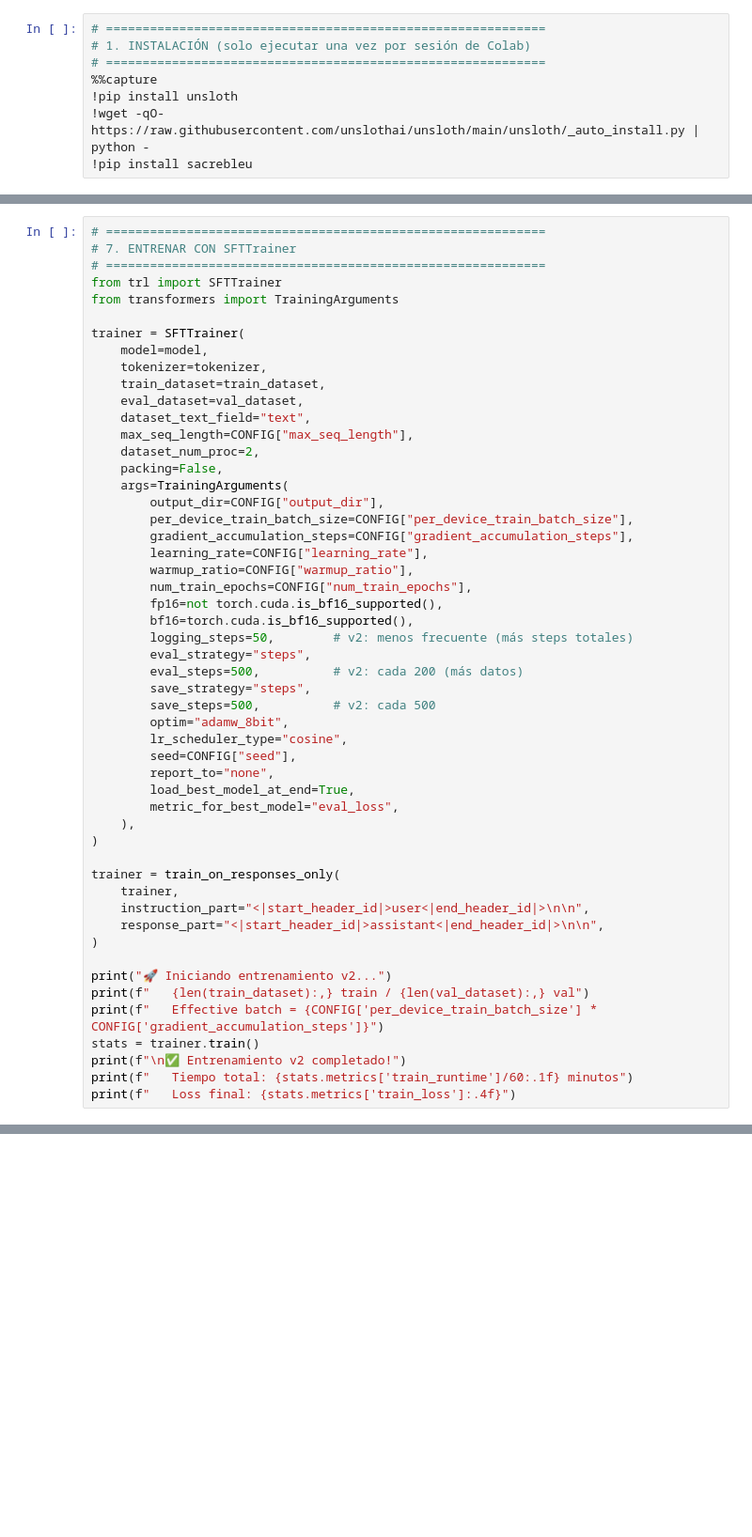
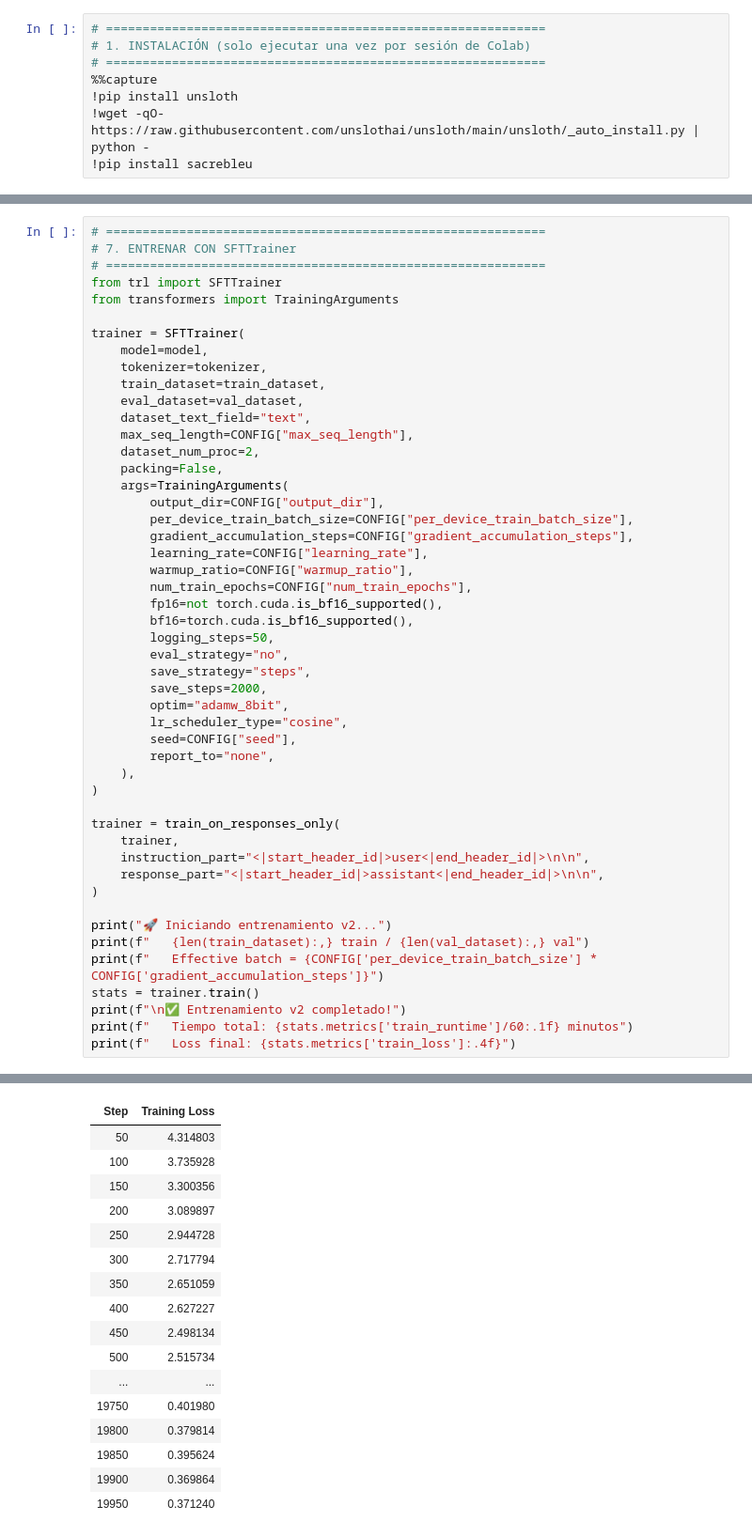
Before and after one commit to DanielRegaladoUMiami/mayavoice-llm, a Jupyter notebook: notebooks/02_finetune_v2.ipynb, the cells around one changed output, grey strips where cells are left out. Shown at 94% size. Cells and saved outputs as stored; diff of their text form; blank space fills up the shorter version.

```diff
--- a/notebooks/02_finetune_v2.ipynb
+++ b/notebooks/02_finetune_v2.ipynb
@@ -208,17 +258,14 @@ trainer = SFTTrainer(
         num_train_epochs=CONFIG["num_train_epochs"],
         fp16=not torch.cuda.is_bf16_supported(),
         bf16=torch.cuda.is_bf16_supported(),
-        logging_steps=50,        # v2: menos frecuente (más steps totales)
-        eval_strategy="steps",
-        eval_steps=500,          # v2: cada 200 (más datos)
+        logging_steps=50,
+        eval_strategy="no",
         save_strategy="steps",
-        save_steps=500,          # v2: cada 500
+        save_steps=2000,
         optim="adamw_8bit",
         lr_scheduler_type="cosine",
         seed=CONFIG["seed"],
         report_to="none",
-        load_best_model_at_end=True,
-        metric_for_best_model="eval_loss",
     ),
 )
 
@@ -235,3 +282,4 @@ stats = trainer.train()
 print(f"\n✅ Entrenamiento v2 completado!")
 print(f"   Tiempo total: {stats.metrics['train_runtime']/60:.1f} minutos")
 print(f"   Loss final: {stats.metrics['train_loss']:.4f}")
+# %% [output]
@@ -237,0 +297,17 @@ print(f"   Loss final: {stats.metrics['train_loss']:.4f}")
+| Step | Training Loss |
+| 50 | 4.314803 |
+| 100 | 3.735928 |
+| 150 | 3.300356 |
+| 200 | 3.089897 |
+| 250 | 2.944728 |
+| 300 | 2.717794 |
+| 350 | 2.651059 |
+| 400 | 2.627227 |
+| 450 | 2.498134 |
+| 500 | 2.515734 |
+| ... | ... |
+| 19750 | 0.401980 |
+| 19800 | 0.379814 |
+| 19850 | 0.395624 |
+| 19900 | 0.369864 |
+| 19950 | 0.371240 |
```
Also changed, not shown: parts of 10 cells of this notebook.
